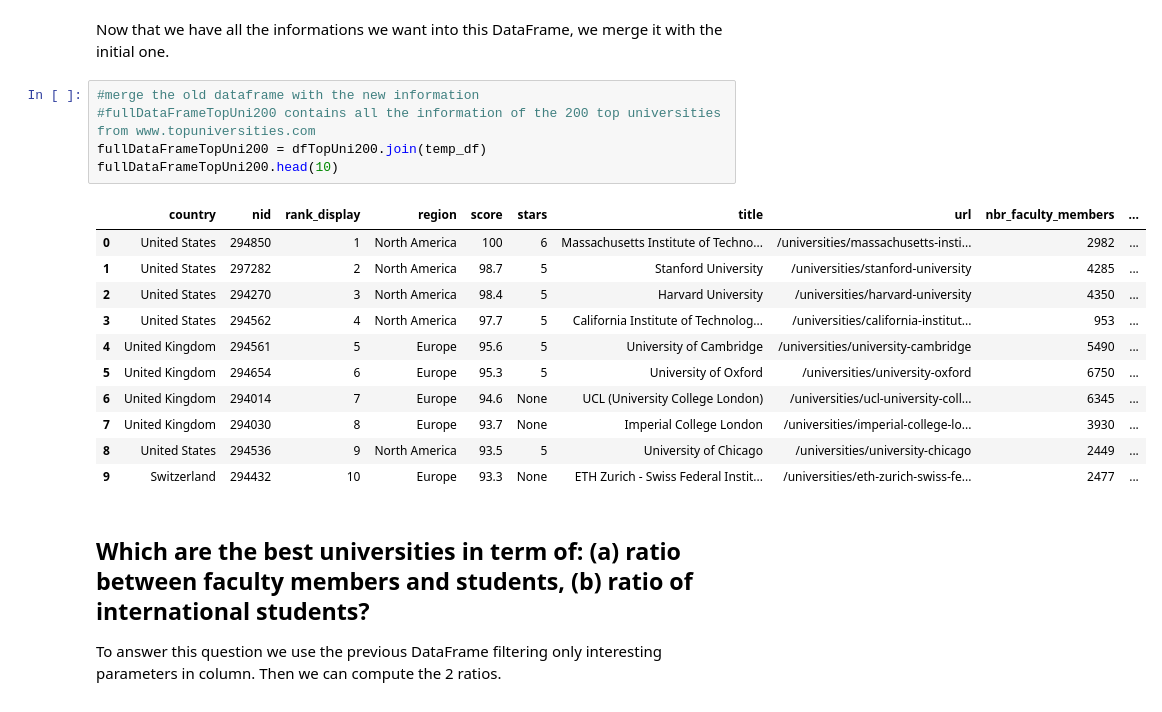
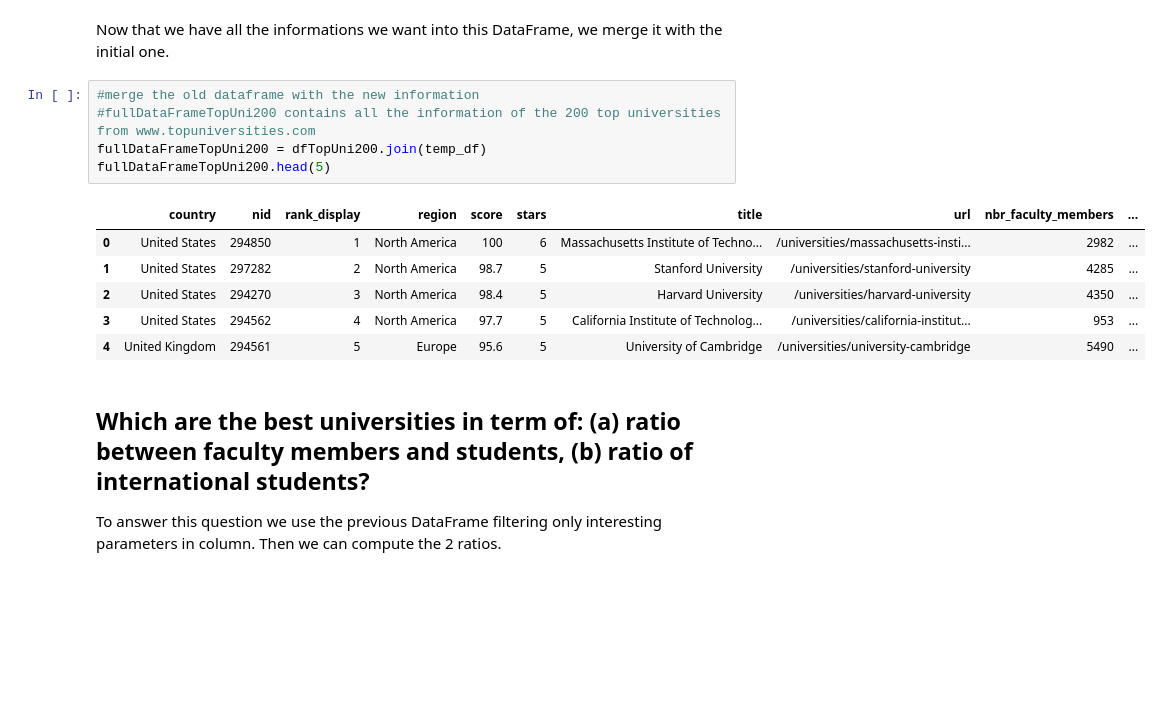
Before and after one commit to NicoBrun/ada2017, a Jupyter notebook: 02 - Data from the Web/Homework 2.ipynb, the cells around one changed output. Saved outputs shown, nothing was run; the diff lists cells and outputs as text; blank space fills up the shorter version.

```diff
--- a/02 - Data from the Web/Homework 2.ipynb
+++ b/02 - Data from the Web/Homework 2.ipynb
@@ -98,20 +93,15 @@ Now that we have all the informations we want into this DataFrame, we merge it w
 # %%
 #merge the old dataframe with the new information
 #fullDataFrameTopUni200 contains all the information of the 200 top universities from www.topuniversities.com
 fullDataFrameTopUni200 = dfTopUni200.join(temp_df)
-fullDataFrameTopUni200.head(10)
+fullDataFrameTopUni200.head(5)
 # %% [output]
 |  | country | nid | rank_display | region | score | stars | title | url | nbr_faculty_members | ... |
 | 0 | United States | 294850 | 1 | North America | 100 | 6 | Massachusetts Institute of Techno... | /universities/massachusetts-insti... | 2982 | ... |
 | 1 | United States | 297282 | 2 | North America | 98.7 | 5 | Stanford University | /universities/stanford-university | 4285 | ... |
 | 2 | United States | 294270 | 3 | North America | 98.4 | 5 | Harvard University | /universities/harvard-university | 4350 | ... |
 | 3 | United States | 294562 | 4 | North America | 97.7 | 5 | California Institute of Technolog... | /universities/california-institut... | 953 | ... |
 | 4 | United Kingdom | 294561 | 5 | Europe | 95.6 | 5 | University of Cambridge | /universities/university-cambridge | 5490 | ... |
-| 5 | United Kingdom | 294654 | 6 | Europe | 95.3 | 5 | University of Oxford | /universities/university-oxford | 6750 | ... |
-| 6 | United Kingdom | 294014 | 7 | Europe | 94.6 | None | UCL (University College London) | /universities/ucl-university-coll... | 6345 | ... |
-| 7 | United Kingdom | 294030 | 8 | Europe | 93.7 | None | Imperial College London | /universities/imperial-college-lo... | 3930 | ... |
-| 8 | United States | 294536 | 9 | North America | 93.5 | 5 | University of Chicago | /universities/university-chicago | 2449 | ... |
-| 9 | Switzerland | 294432 | 10 | Europe | 93.3 | None | ETH Zurich - Swiss Federal Instit... | /universities/eth-zurich-swiss-fe... | 2477 | ... |
 # %% [markdown]
 ## Which are the best universities in term of: (a) ratio between faculty members and students, (b) ratio of international students?
 
```
Also changed, not shown: parts of 22 cells of this notebook.
